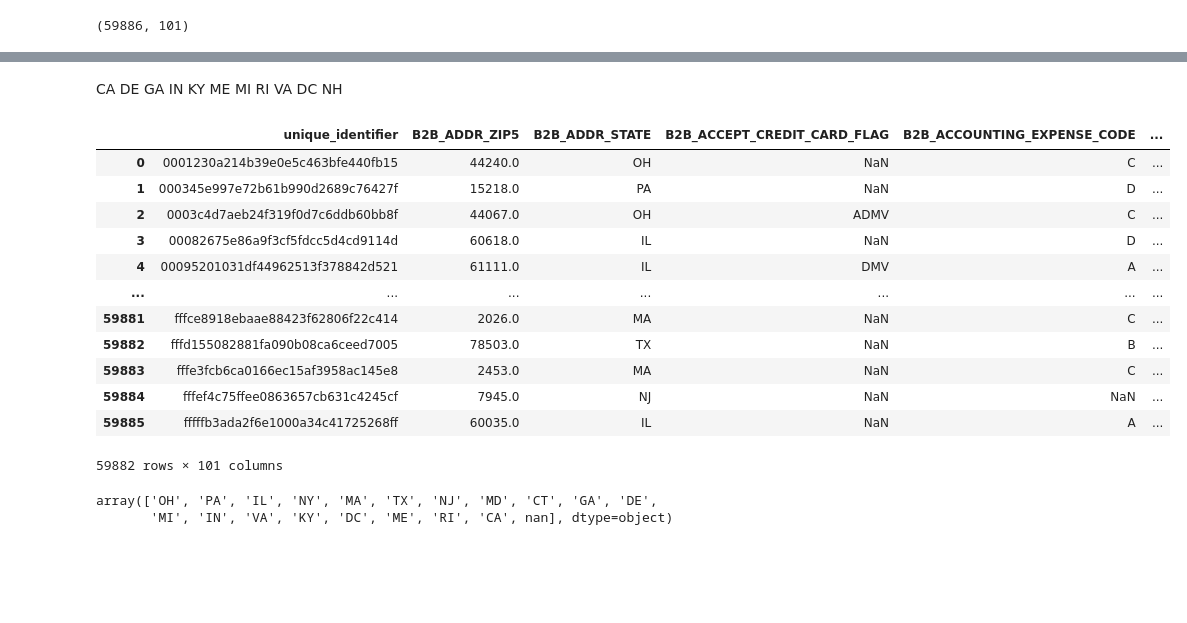
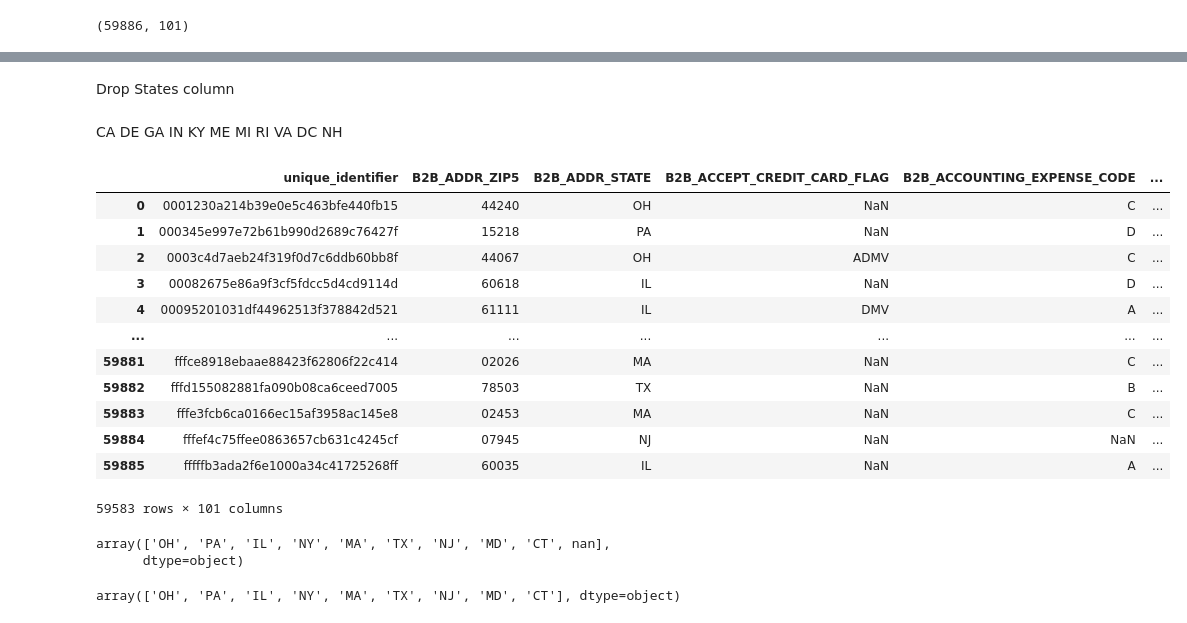
Before and after one commit to ritou344/Data-Project, a Jupyter notebook: Exploratory Data Analysis - Firmographic Dataset.ipynb, the cells around one changed output, grey strips where cells are left out. Saved outputs shown, nothing was run; the diff lists cells and outputs as text; code cells hidden in the pictures; blank space fills up the shorter version.

```diff
--- a/Exploratory Data Analysis - Firmographic Dataset.ipynb
+++ b/Exploratory Data Analysis - Firmographic Dataset.ipynb
@@ -59,10 +58,11 @@ import seaborn as sns
 #import geopandas
 # %%
 # Import the orginal dataset
-df = pd.read_csv('Clean Data/firmographic_clean_20230314.csv', low_memory=False, dtype = {'B2B_ADDR_ZIP5':'str'})
+df = pd.read_csv('Raw Data/firmographic_append_data_20230306.csv', low_memory=False, dtype = {'B2B_ADDR_ZIP5':'str'})
 df = df.copy()
+
 # first 30 records
-df["B2B_ADDR_ZIP5"]=df["B2B_ADDR_ZIP5"].values.astype('str') #Seems that zipcode is wrong type, clean again!
+df["B2B_ADDR_ZIP5"]=df["B2B_ADDR_ZIP5"].values.astype('str')
 df.head(30)
 # %% [output]
 |  | unique_identifier | B2B_ADDR_ZIP5 | B2B_ADDR_STATE | B2B_ACCEPT_CREDIT_CARD_FLAG | B2B_ACCOUNTING_EXPENSE_CODE | ... |
@@ -226,3 +226,5 @@ for col_val in col_names:
+# %% [markdown]
+Drop States column
 # %% [markdown]
 CA
 DE
@@ -237,24 +239,29 @@ DC
 NH
 # %%
 state_list = ["CA","DE","GA","IN","KY","ME","MI","RI","VA","DC","NH"]
-for i in state_list:
-    df2 = df.loc[df["B2B_ADDR_STATE"] != i]
+df2 = df[~df['B2B_ADDR_STATE'].isin(state_list)]
 df2
 # %% [output]
 |  | unique_identifier | B2B_ADDR_ZIP5 | B2B_ADDR_STATE | B2B_ACCEPT_CREDIT_CARD_FLAG | B2B_ACCOUNTING_EXPENSE_CODE | ... |
-| 0 | 0001230a214b39e0e5c463bfe440fb15 | 44240.0 | OH | NaN | C | ... |
-| 1 | 000345e997e72b61b990d2689c76427f | 15218.0 | PA | NaN | D | ... |
-| 2 | 0003c4d7aeb24f319f0d7c6ddb60bb8f | 44067.0 | OH | ADMV | C | ... |
-| 3 | 00082675e86a9f3cf5fdcc5d4cd9114d | 60618.0 | IL | NaN | D | ... |
-| 4 | 00095201031df44962513f378842d521 | 61111.0 | IL | DMV | A | ... |
+| 0 | 0001230a214b39e0e5c463bfe440fb15 | 44240 | OH | NaN | C | ... |
+| 1 | 000345e997e72b61b990d2689c76427f | 15218 | PA | NaN | D | ... |
+| 2 | 0003c4d7aeb24f319f0d7c6ddb60bb8f | 44067 | OH | ADMV | C | ... |
+| 3 | 00082675e86a9f3cf5fdcc5d4cd9114d | 60618 | IL | NaN | D | ... |
+| 4 | 00095201031df44962513f378842d521 | 61111 | IL | DMV | A | ... |
 | ... | ... | ... | ... | ... | ... | ... |
-| 59881 | fffce8918ebaae88423f62806f22c414 | 2026.0 | MA | NaN | C | ... |
-| 59882 | fffd155082881fa090b08ca6ceed7005 | 78503.0 | TX | NaN | B | ... |
-| 59883 | fffe3fcb6ca0166ec15af3958ac145e8 | 2453.0 | MA | NaN | C | ... |
-| 59884 | fffef4c75ffee0863657cb631c4245cf | 7945.0 | NJ | NaN | NaN | ... |
-| 59885 | fffffb3ada2f6e1000a34c41725268ff | 60035.0 | IL | NaN | A | ... |
+| 59881 | fffce8918ebaae88423f62806f22c414 | 02026 | MA | NaN | C | ... |
+| 59882 | fffd155082881fa090b08ca6ceed7005 | 78503 | TX | NaN | B | ... |
+| 59883 | fffe3fcb6ca0166ec15af3958ac145e8 | 02453 | MA | NaN | C | ... |
+| 59884 | fffef4c75ffee0863657cb631c4245cf | 07945 | NJ | NaN | NaN | ... |
+| 59885 | fffffb3ada2f6e1000a34c41725268ff | 60035 | IL | NaN | A | ... |
-59882 rows × 101 columns
+59583 rows × 101 columns
 # %%
+df2['B2B_ADDR_STATE'].unique()
 # %% [output]
-array(['OH', 'PA', 'IL', 'NY', 'MA', 'TX', 'NJ', 'MD', 'CT', 'GA', 'DE',
-       'MI', 'IN', 'VA', 'KY', 'DC', 'ME', 'RI', 'CA', nan], dtype=object)
+array(['OH', 'PA', 'IL', 'NY', 'MA', 'TX', 'NJ', 'MD', 'CT', nan],
+      dtype=object)
+# %%
+df2 = df2[df2['B2B_ADDR_STATE'].notna()]
+df2['B2B_ADDR_STATE'].unique()
+# %% [output]
+array(['OH', 'PA', 'IL', 'NY', 'MA', 'TX', 'NJ', 'MD', 'CT'], dtype=object)
```
Also changed, not shown: parts of 7 cells of this notebook, 2 other files.
